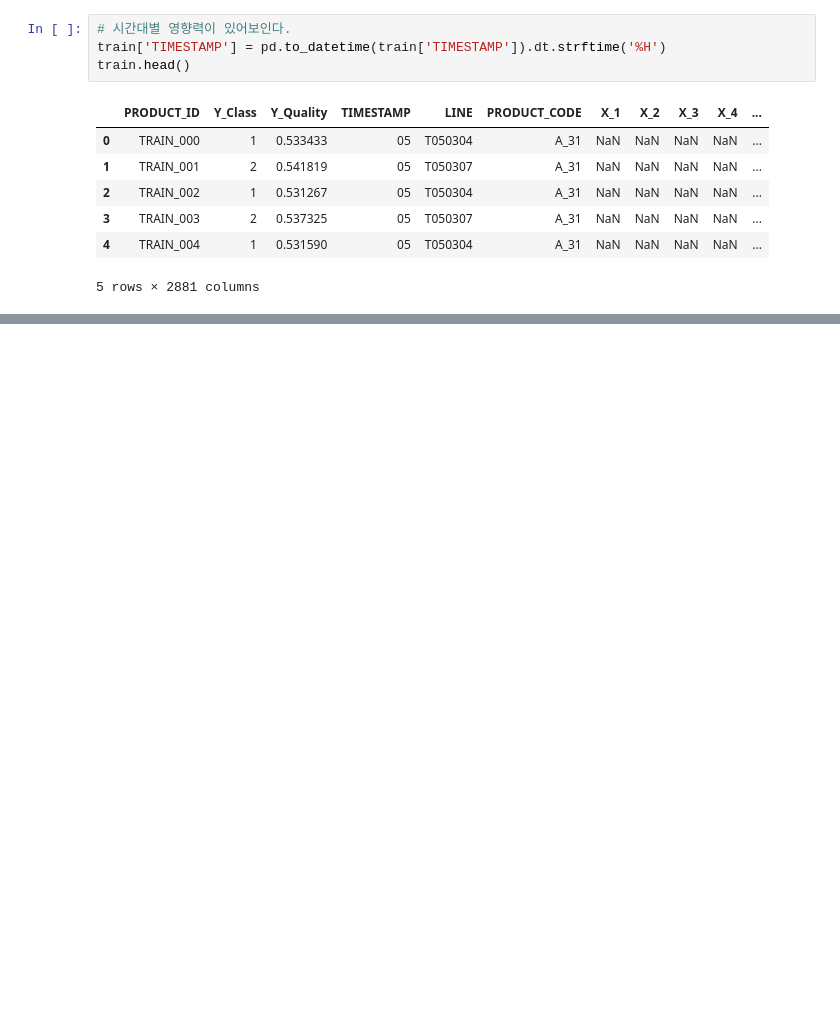
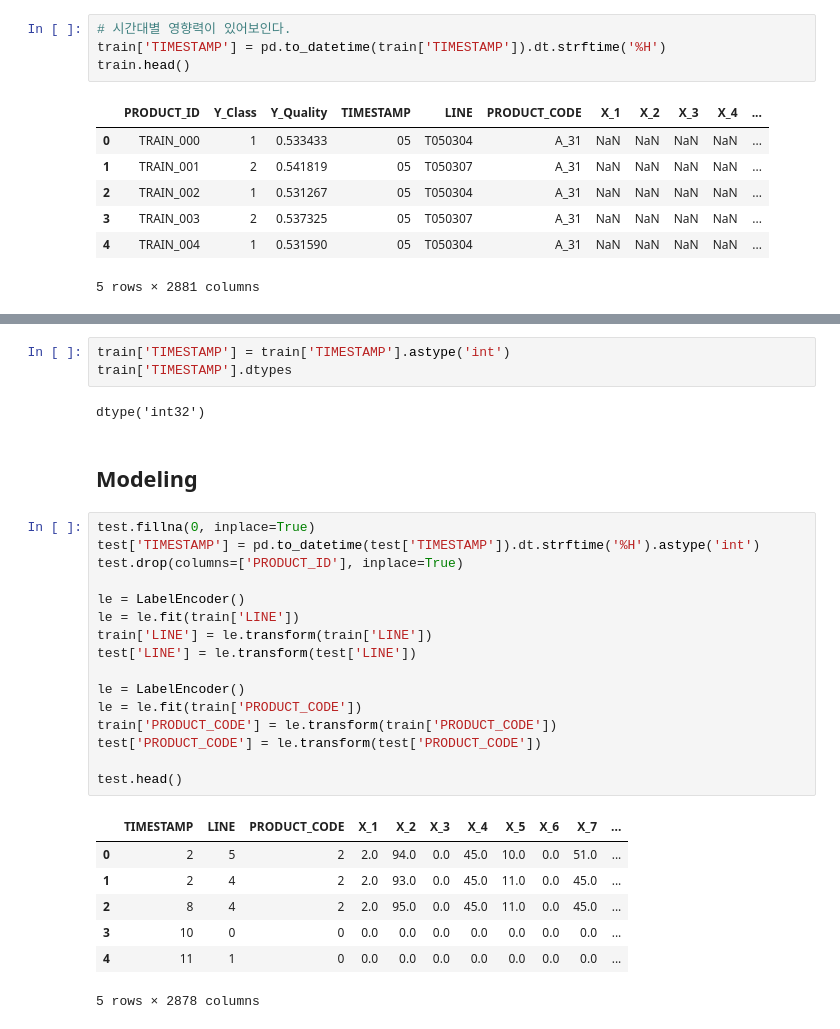
Before and after one commit to Sungjeonghyun/LG_Aimers_2nd, a Jupyter notebook: 정현/EDA.ipynb, the cells around one changed output, grey strips where cells are left out. Drawn from its saved outputs; the diff is of its cells as text; blank space fills up the shorter version.

```diff
--- a/정현/EDA.ipynb
+++ b/정현/EDA.ipynb
@@ -222,0 +217,31 @@ train.head()
+# %%
+train['TIMESTAMP'] = train['TIMESTAMP'].astype('int')
+train['TIMESTAMP'].dtypes
+# %% [output]
+dtype('int32')
+# %% [markdown]
+## Modeling
+# %%
+test.fillna(0, inplace=True)
+test['TIMESTAMP'] = pd.to_datetime(test['TIMESTAMP']).dt.strftime('%H').astype('int')
+test.drop(columns=['PRODUCT_ID'], inplace=True)
+
+le = LabelEncoder()
+le = le.fit(train['LINE'])
+train['LINE'] = le.transform(train['LINE'])
+test['LINE'] = le.transform(test['LINE'])
+
+le = LabelEncoder()
+le = le.fit(train['PRODUCT_CODE'])
+train['PRODUCT_CODE'] = le.transform(train['PRODUCT_CODE'])
+test['PRODUCT_CODE'] = le.transform(test['PRODUCT_CODE'])
+
+test.head()
+# %% [output]
+|  | TIMESTAMP | LINE | PRODUCT_CODE | X_1 | X_2 | X_3 | X_4 | X_5 | X_6 | X_7 | ... |
+| 0 | 2 | 5 | 2 | 2.0 | 94.0 | 0.0 | 45.0 | 10.0 | 0.0 | 51.0 | ... |
+| 1 | 2 | 4 | 2 | 2.0 | 93.0 | 0.0 | 45.0 | 11.0 | 0.0 | 45.0 | ... |
+| 2 | 8 | 4 | 2 | 2.0 | 95.0 | 0.0 | 45.0 | 11.0 | 0.0 | 45.0 | ... |
+| 3 | 10 | 0 | 0 | 0.0 | 0.0 | 0.0 | 0.0 | 0.0 | 0.0 | 0.0 | ... |
+| 4 | 11 | 1 | 0 | 0.0 | 0.0 | 0.0 | 0.0 | 0.0 | 0.0 | 0.0 | ... |
+5 rows × 2878 columns
```
Also changed, not shown: parts of 27 cells of this notebook, 1 other file.
